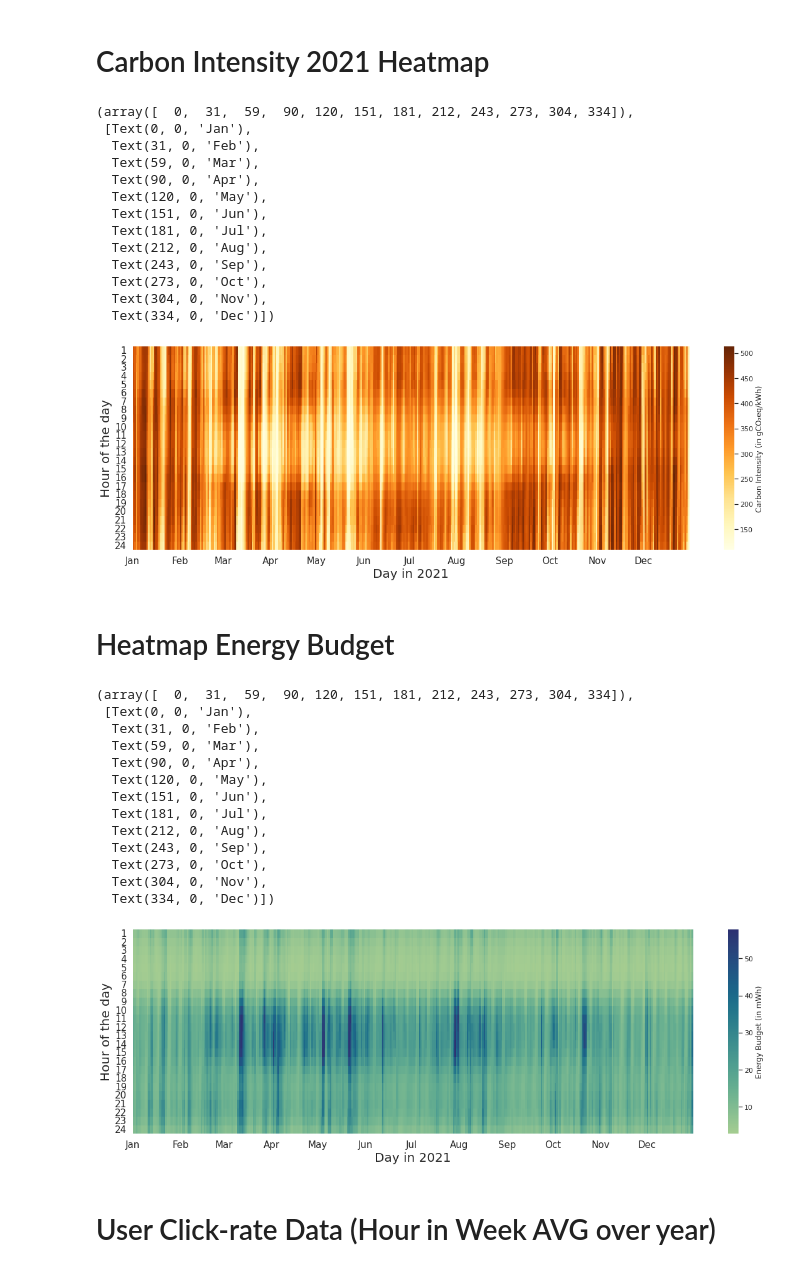
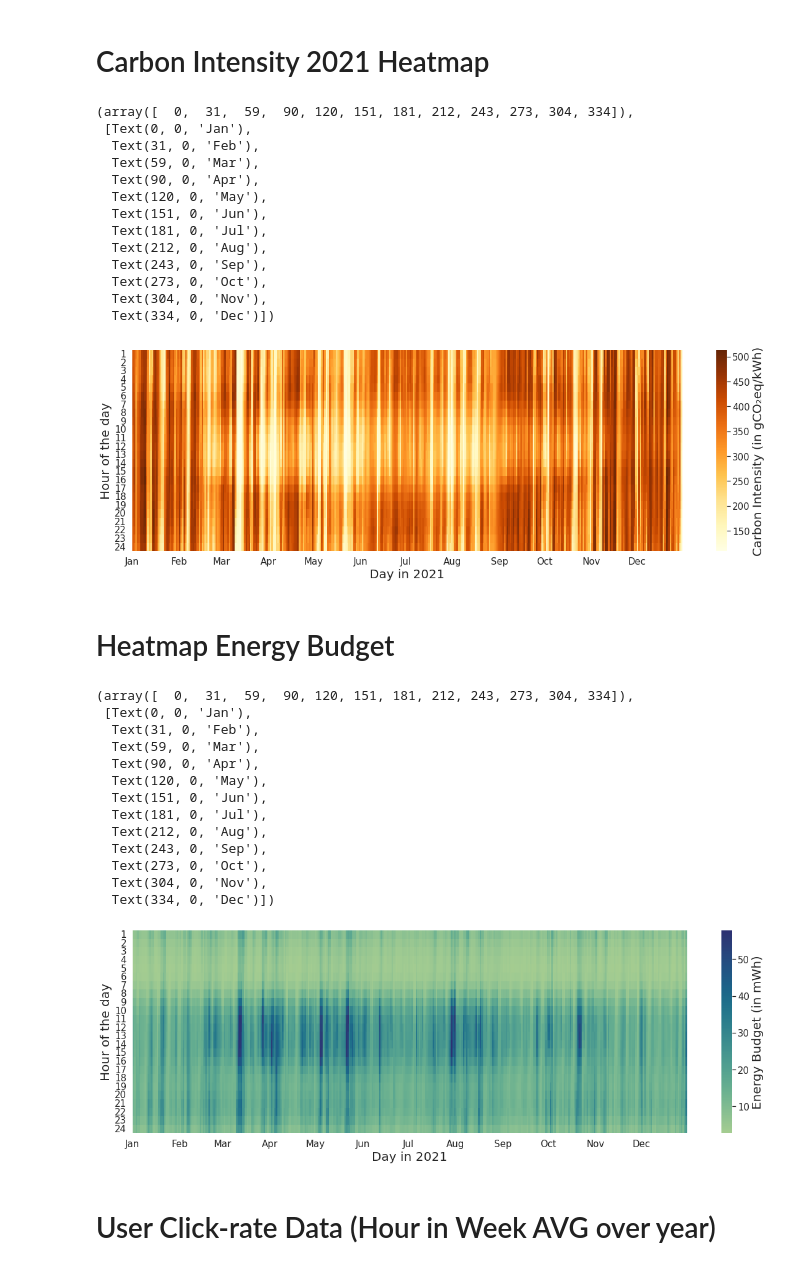
Before and after one commit to Vottz/master-thesis, a Jupyter notebook: dataViz/00_GeneralDataViz.ipynb, the cells around one changed output. Drawn from its saved outputs; the diff is of its cells as text; code cells hidden in the pictures.

Commit message:
added img folder and updated heatmap c axis

```diff
--- a/dataViz/00_GeneralDataViz.ipynb
+++ b/dataViz/00_GeneralDataViz.ipynb
@@ -48,34 +48,39 @@ dates = base + (np.arange(365) * timedelta(days=1))
 DaysMonths = [0,31,28,31,30,31,30,31,31,30,31,30]
 
 for  i in range(1,len(DaysMonths)):
     DaysMonths[i] = DaysMonths[i-1] + DaysMonths[i]
 
 months = ['Jan','Feb','Mar','Apr','May','Jun','Jul','Aug','Sep','Oct','Nov','Dec']
 ci_heatmap = sns.heatmap(daily_ci_2021, cmap="YlOrBr", cbar_kws={'label': 'Carbon Intensity (in gCO₂eq/kWh)'})
 
+cbar = ci_heatmap.collections[0].colorbar
+# here set the labelsize by 20
+cbar.ax.tick_params(labelsize=15)
+ci_heatmap.figure.axes[-1].yaxis.label.set_size(20)
+
 ci_heatmap.set_xlabel('Day in 2021', fontdict={'size': 20})
 ci_heatmap.set_ylabel('Hour of the day', fontdict={'size': 20})
 
 ci_heatmap.set_yticklabels([i for i in range(1,25)],fontdict={'size': 15})
 
 ci_heatmap.set_xticks(DaysMonths)
 ci_heatmap.set_xticklabels(months,fontdict={'size': 15})
 plt.xticks(rotation=0)
 # %% [output]
 (array([  0,  31,  59,  90, 120, 151, 181, 212, 243, 273, 304, 334]),
  [Text(0, 0, 'Jan'),
   Text(31, 0, 'Feb'),
   Text(59, 0, 'Mar'),
   Text(90, 0, 'Apr'),
   Text(120, 0, 'May'),
   Text(151, 0, 'Jun'),
   Text(181, 0, 'Jul'),
   Text(212, 0, 'Aug'),
   Text(243, 0, 'Sep'),
   Text(273, 0, 'Oct'),
   Text(304, 0, 'Nov'),
   Text(334, 0, 'Dec')])
-[figure, old version]
+[figure, new version]
 # %%
 fig_user = ci_heatmap.get_figure()
 fig_user.savefig("../img/DE21CI.jpg", bbox_inches = 'tight')
@@ -118,6 +122,13 @@ for  i in range(1,len(DaysMonths)):
 months = ['Jan','Feb','Mar','Apr','May','Jun','Jul','Aug','Sep','Oct','Nov','Dec']
 eb_heatmap = sns.heatmap(daily_eb_2021, cmap="crest", cbar_kws={'label': 'Energy Budget (in mWh)'})
 
+cbar = eb_heatmap.collections[0].colorbar
+# here set the labelsize by 20
+cbar.ax.tick_params(labelsize=15)
+eb_heatmap.figure.axes[-1].yaxis.label.set_size(20)
+
+
+
 eb_heatmap.set_xlabel('Day in 2021', fontdict={'size': 20})
 eb_heatmap.set_ylabel('Hour of the day', fontdict={'size': 20})
 
@@ -142,7 +153,7 @@ plt.xticks(rotation=0)
   Text(273, 0, 'Oct'),
   Text(304, 0, 'Nov'),
   Text(334, 0, 'Dec')])
-[figure, old version]
+[figure, new version]
 # %%
 fig_user = eb_heatmap.get_figure()
 fig_user.savefig("../img/DE21EB.jpg", bbox_inches = 'tight')
```
Also changed, not shown: parts of 1 cell of this notebook, 4 other files.
